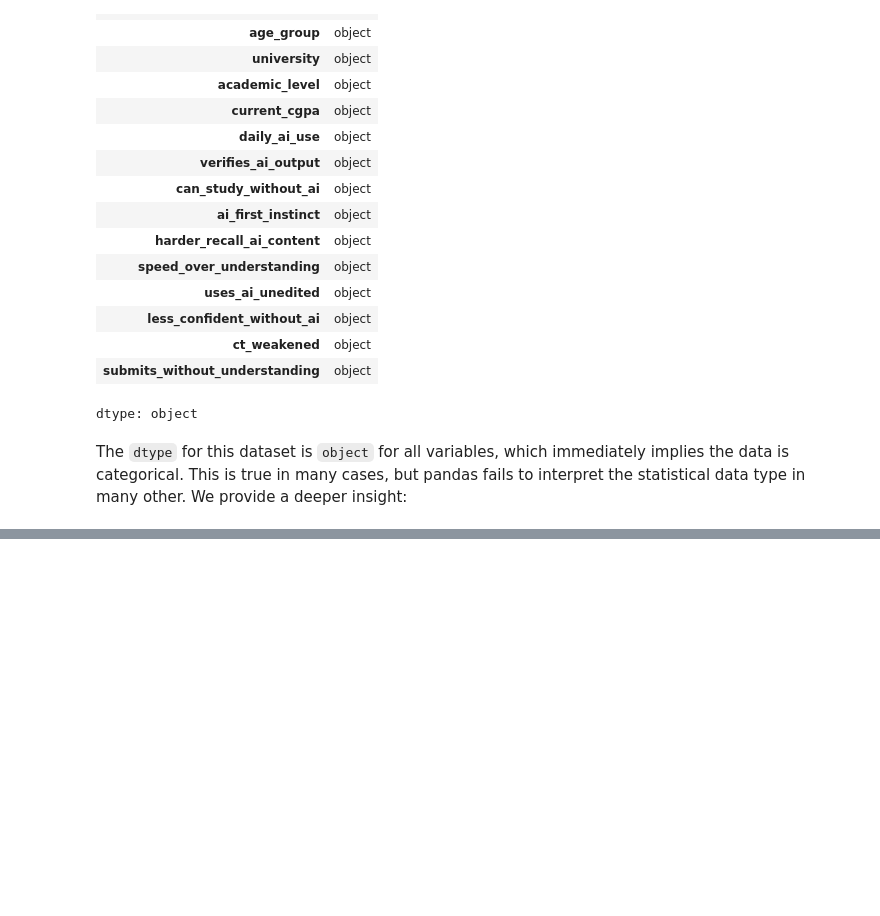
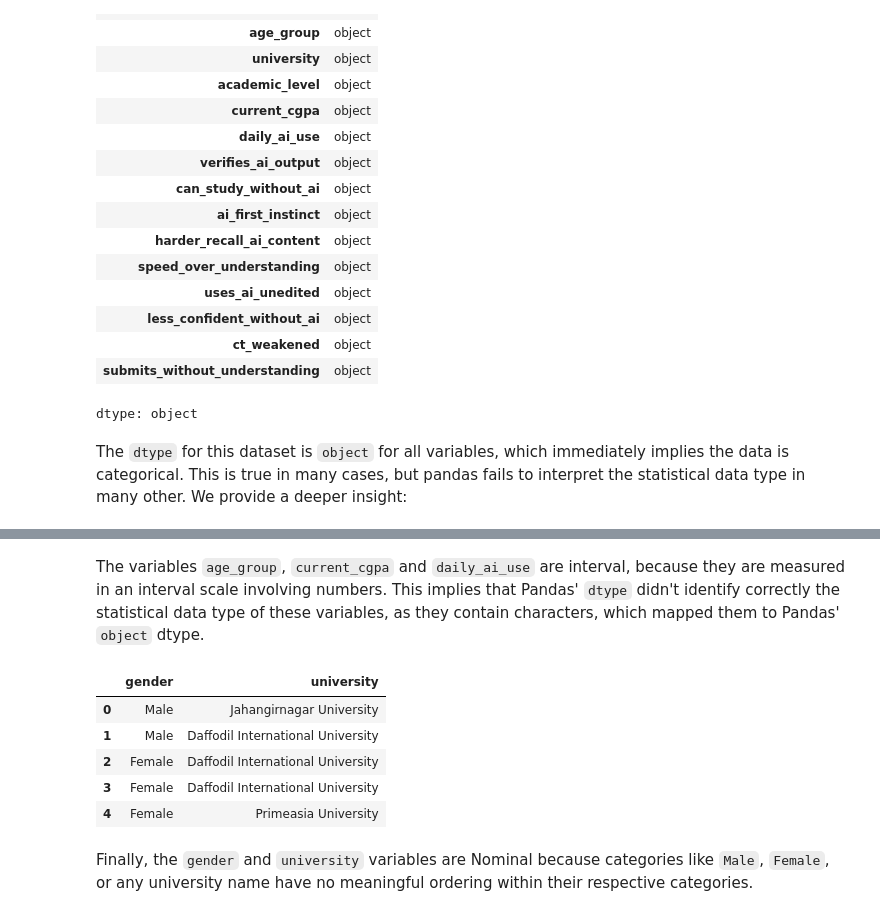
Before and after one commit to Henry6833/Henry6833.github.io, a Jupyter notebook: Milestone1.ipynb, the cells around one changed output, grey strips where cells are left out. Drawn from its saved outputs; the diff is of its cells as text; code cells hidden in the pictures; blank space fills up the shorter version.

```diff
--- a/Milestone1.ipynb
+++ b/Milestone1.ipynb
@@ -175,3 +210,16 @@ dependency_survey.loc[:, "verifies_ai_output":].head()
+# %% [markdown]
+The variables `age_group`, `current_cgpa` and `daily_ai_use` are interval, because they are measured in an interval scale involving numbers. This implies that Pandas' `dtype` didn't identify correctly the statistical data type of these variables, as they contain characters, which mapped them to Pandas' `object` dtype.
+# %%
+dependency_survey[["gender", "university"]].head()
+# %% [output]
+|  | gender | university |
+| 0 | Male | Jahangirnagar University |
+| 1 | Male | Daffodil International University |
+| 2 | Female | Daffodil International University |
+| 3 | Female | Daffodil International University |
+| 4 | Female | Primeasia University |
+# %% [markdown]
+Finally, the `gender` and `university` variables are Nominal because categories like `Male`, `Female`, or any university name have no meaningful ordering within their respective categories.
 # %%
 dependency_survey.value_counts()
 # %% [output]
```
Also changed, not shown: parts of 15 cells of this notebook.
